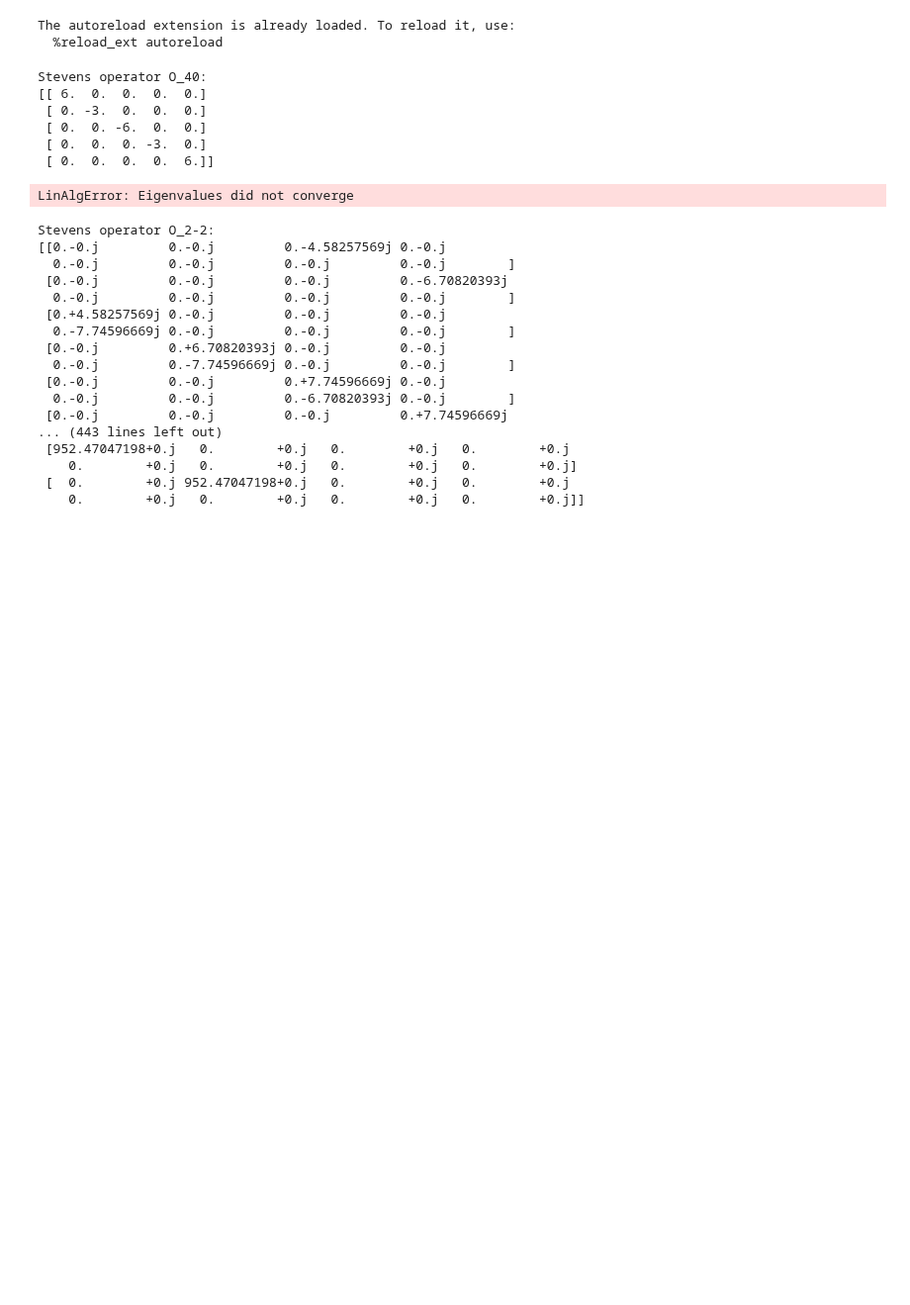
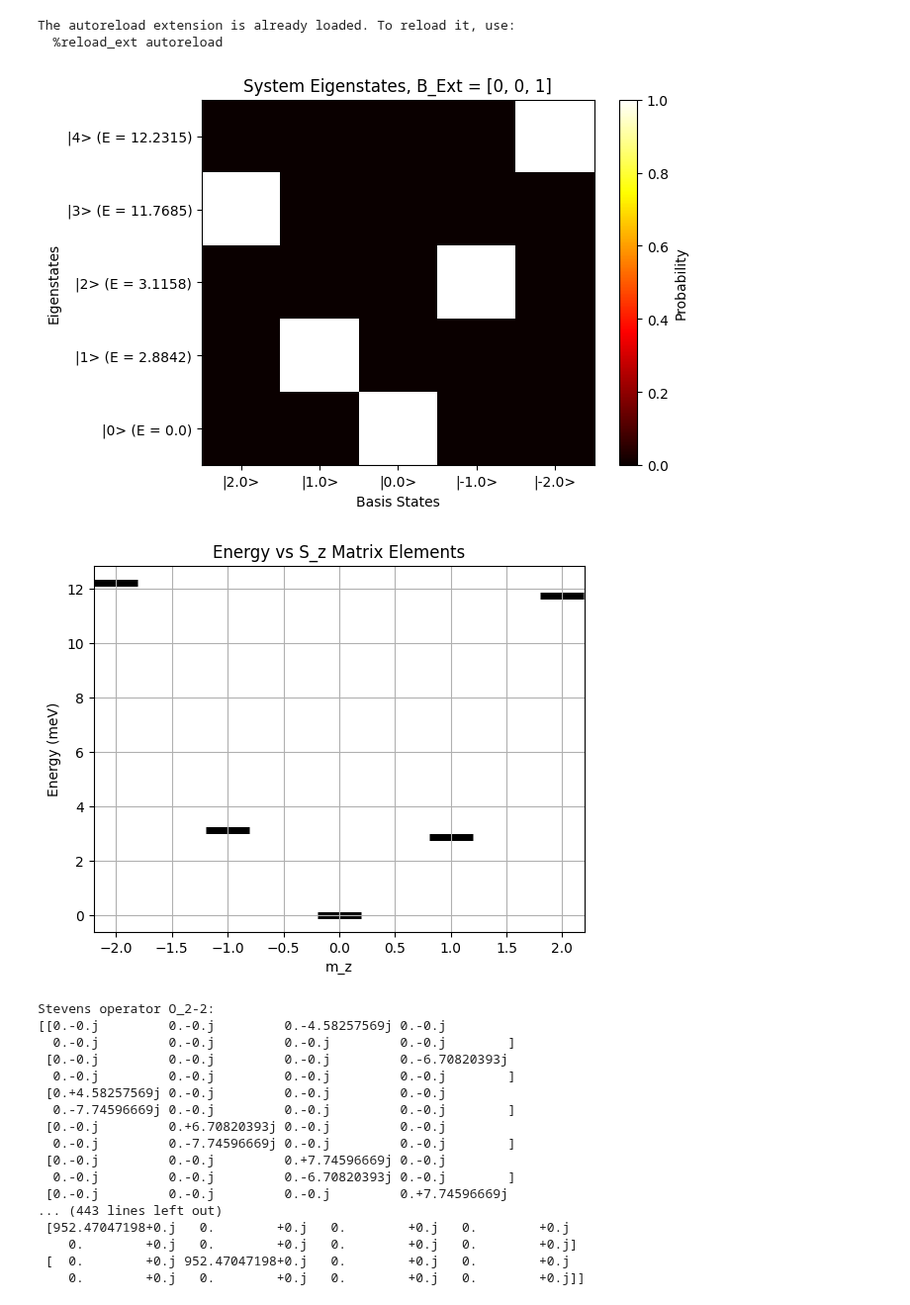
Before and after one commit to WillkeLab/Spinfinity, a Jupyter notebook: examples/IETS examples/main_StevensExample.ipynb, the cells around one changed output. Shown at 99% size. Saved outputs shown, nothing was run; the diff lists cells and outputs as text; code cells hidden in the pictures; blank space fills up the shorter version.

Commit message:
added main_StevensExample.ipynb and made it working

```diff
--- a/examples/IETS examples/main_StevensExample.ipynb
+++ b/examples/IETS examples/main_StevensExample.ipynb
@@ -17,29 +17,25 @@ from spinsimulation import *
 The autoreload extension is already loaded. To reload it, use:
   %reload_ext autoreload
 # %%
-import spinsimulation.SpinHamiltonian as hamil
 # Define the Spin System
-spinsys=SpinSys([2,0.5])
+spinsys=SpinSys([2])
 spinsys.B=[0,0,1] #Add a magnetic field in Tesla
-
+spinsys.use_Stevens = False
 # Define the Stevens coefficients from the table (k, q, B_k^q)
 hamil.setStevens(spinsys,0,2, 0, 1)
 # spinsys.use_Stevens = True  # Enable Stevens operators
 
+#spinsys.AtomPositions=np.array([[0,0,0],[2,1,0]]) # Positions of the atoms in lattice units
+
 # Example of Stevens operator, directly printed
-Oab = hamil.stevens_operator(spinsys.Spins[0], 2, 0)
-print(f"Stevens operator O_{4}{0}:\n{Oab}")
-
+# Oab = hamil.stevens_operator(spinsys.Spins[0], 2, 0)
+# print(f"Stevens operator O_{4}{0}:\n{Oab}")
+# hamil.calcEigEnergies(spinsys)
 vis.plotEigenMatrix(spinsys)
 vis.plotEnergyVsS(spinsys)
 # %% [output]
-Stevens operator O_40:
-[[ 6.  0.  0.  0.  0.]
- [ 0. -3.  0.  0.  0.]
- [ 0.  0. -6.  0.  0.]
- [ 0.  0.  0. -3.  0.]
- [ 0.  0.  0.  0.  6.]]
-LinAlgError: Eigenvalues did not converge
+[figure, added]
+[figure, added]
 # %%
 import spinsimulation.SpinHamiltonian as hamil
 # Define the Spin System
```
Also changed, not shown: parts of 1 cell of this notebook.
